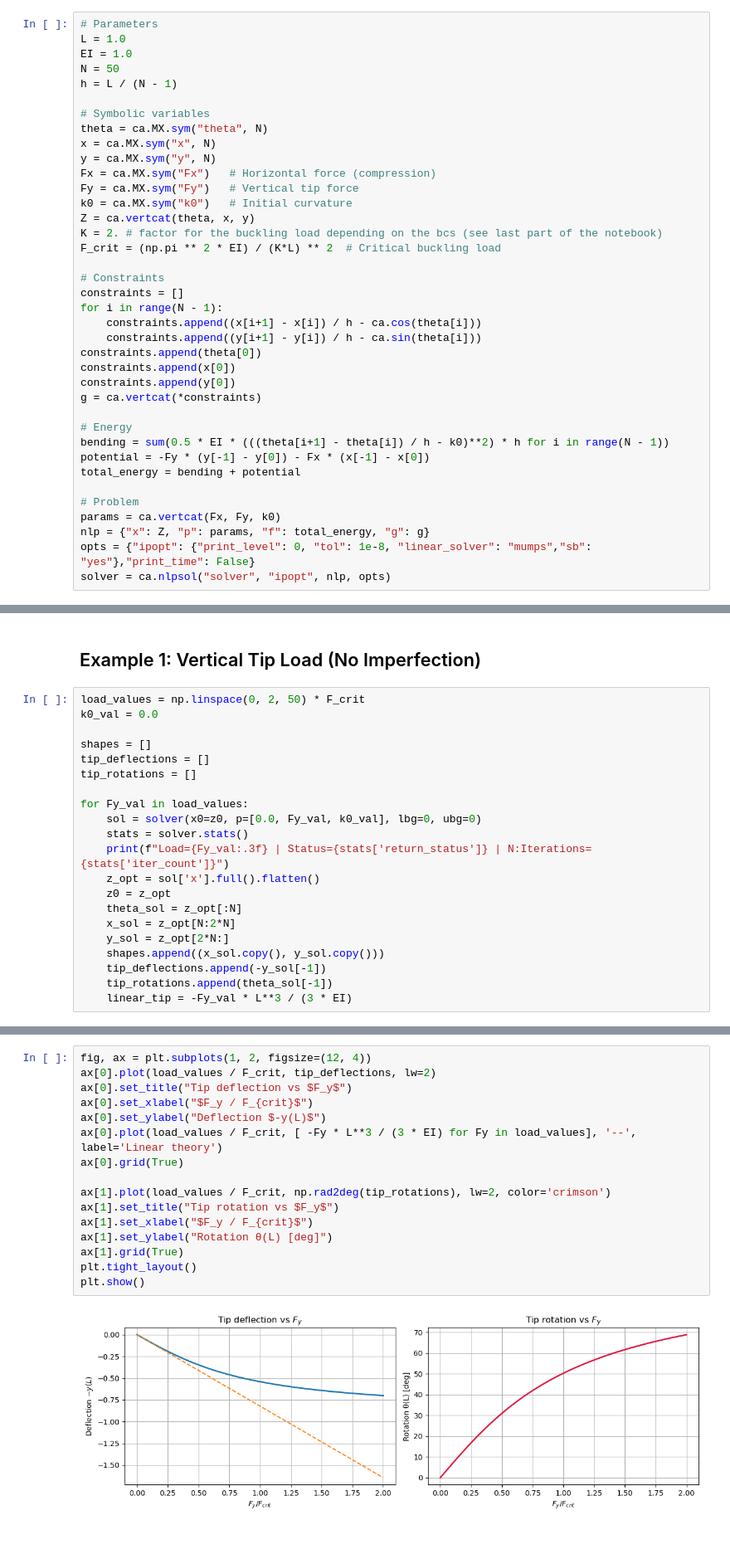
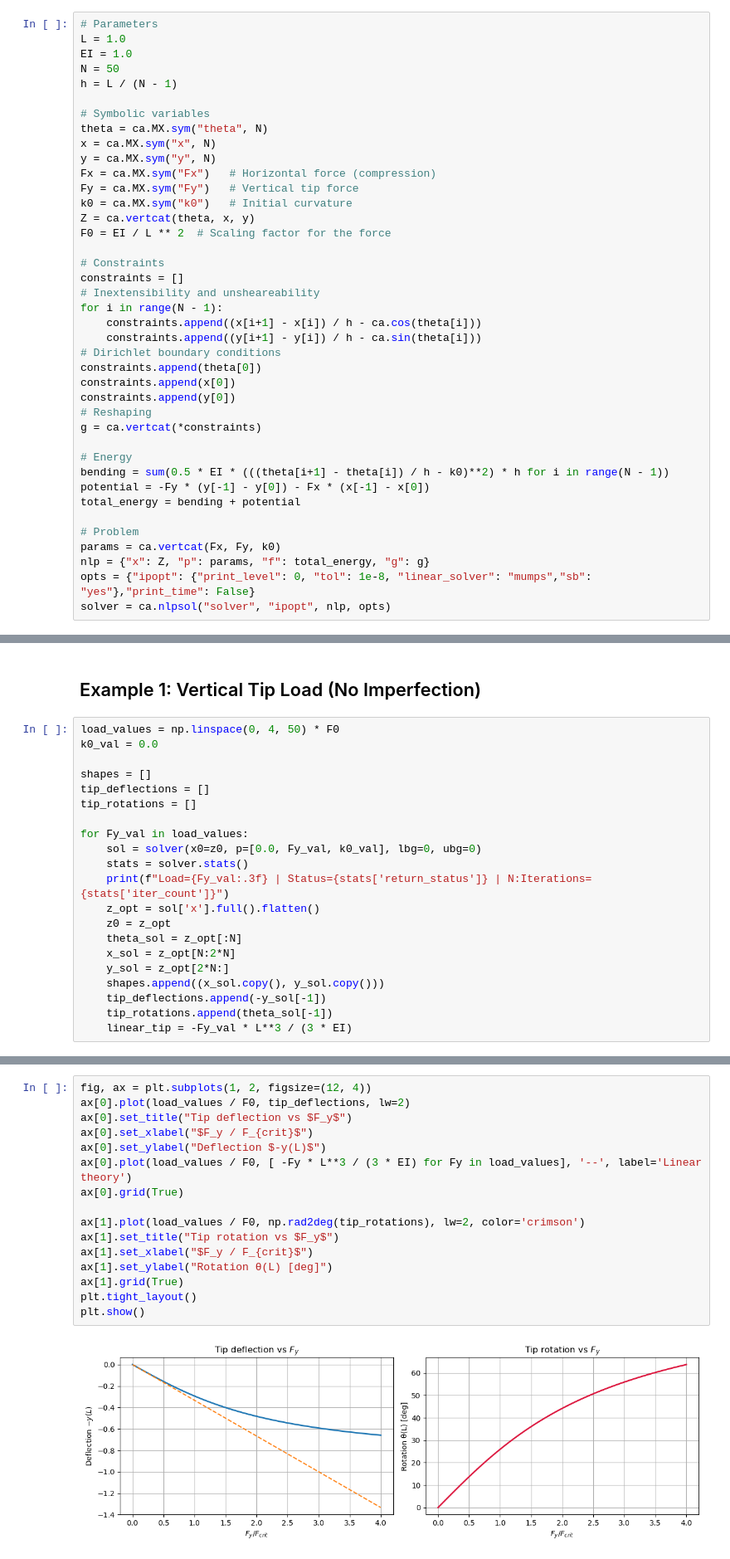
Before and after one commit to cmaurini/nonlinear-elastica, a Jupyter notebook: elastica_buckling.ipynb, the cells around one changed output, grey strips where cells are left out. Shown: that part at 83% size. Drawn from its saved outputs; the diff is of its cells as text.

Commit message:
check scaling

```diff
--- a/elastica_buckling.ipynb
+++ b/elastica_buckling.ipynb
@@ -180,17 +180,19 @@ Fx = ca.MX.sym("Fx")   # Horizontal force (compression)
 Fy = ca.MX.sym("Fy")   # Vertical tip force
 k0 = ca.MX.sym("k0")   # Initial curvature
 Z = ca.vertcat(theta, x, y)
-K = 2. # factor for the buckling load depending on the bcs (see last part of the notebook)
-F_crit = (np.pi ** 2 * EI) / (K*L) ** 2  # Critical buckling load
+F0 = EI / L ** 2  # Scaling factor for the force
 
 # Constraints
 constraints = []
+# Inextensibility and unsheareability
 for i in range(N - 1):
     constraints.append((x[i+1] - x[i]) / h - ca.cos(theta[i]))
     constraints.append((y[i+1] - y[i]) / h - ca.sin(theta[i]))
+# Dirichlet boundary conditions
 constraints.append(theta[0])
 constraints.append(x[0])
 constraints.append(y[0])
+# Reshaping
 g = ca.vertcat(*constraints)
 
 # Energy
@@ -224,7 +226,7 @@ This lets us observe the deviation from linearity as the load increases and the
 # %% [markdown]
 ## Example 1: Vertical Tip Load (No Imperfection)
 # %%
-load_values = np.linspace(0, 2, 50) * F_crit
+load_values = np.linspace(0, 4, 50) * F0
 k0_val = 0.0
 
 shapes = []
@@ -285,21 +287,21 @@ plt.show()
 # %%
 fig, ax = plt.subplots(1, 2, figsize=(12, 4))
-ax[0].plot(load_values / F_crit, tip_deflections, lw=2)
+ax[0].plot(load_values / F0, tip_deflections, lw=2)
 ax[0].set_title("Tip deflection vs $F_y$")
 ax[0].set_xlabel("$F_y / F_{crit}$")
 ax[0].set_ylabel("Deflection $-y(L)$")
-ax[0].plot(load_values / F_crit, [ -Fy * L**3 / (3 * EI) for Fy in load_values], '--', label='Linear theory')
+ax[0].plot(load_values / F0, [ -Fy * L**3 / (3 * EI) for Fy in load_values], '--', label='Linear theory')
 ax[0].grid(True)
 
-ax[1].plot(load_values / F_crit, np.rad2deg(tip_rotations), lw=2, color='crimson')
+ax[1].plot(load_values / F0, np.rad2deg(tip_rotations), lw=2, color='crimson')
 ax[1].set_title("Tip rotation vs $F_y$")
 ax[1].set_xlabel("$F_y / F_{crit}$")
 ax[1].set_ylabel("Rotation θ(L) [deg]")
 ax[1].grid(True)
 plt.tight_layout()
 plt.show()
 # %% [output]
-[figure, old version]
+[figure, new version]
 # %% [markdown]
 
 ### Analytical Buckling Load
```
Also changed, not shown: parts of 4 cells of this notebook.
